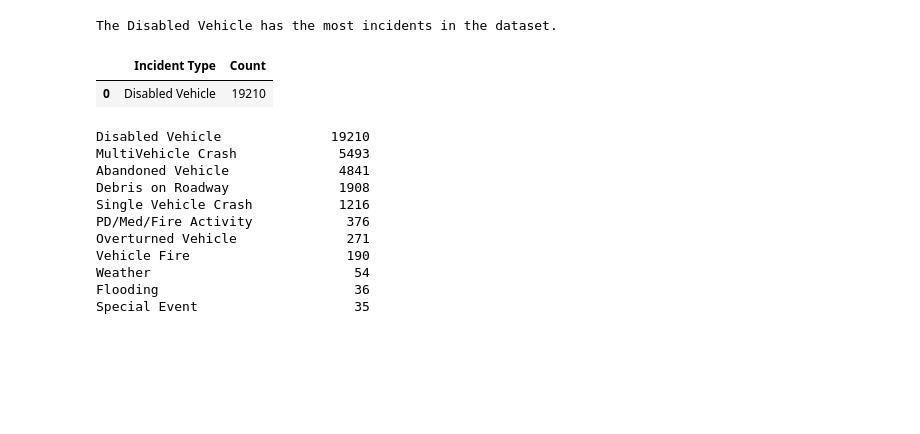
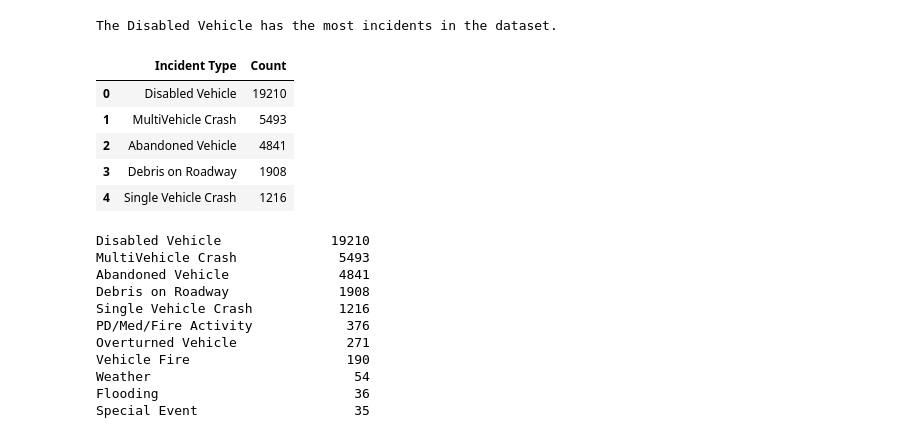
Before and after one commit to ssaggio/Capstone, a Jupyter notebook: notebook/Capstone_Suzanne.ipynb, the cells around one changed output. Cells and saved outputs as stored; diff of their text form; code cells hidden in the pictures; blank space fills up the shorter version.

```diff
--- a/notebook/Capstone_Suzanne.ipynb
+++ b/notebook/Capstone_Suzanne.ipynb
@@ -194,10 +203,14 @@ print('The ' + str(incidents_max) + ' has the most incidents in the dataset.')
 The Disabled Vehicle has the most incidents in the dataset.
 # %%
 #view the dataframe
-incidents.head(1)
+incidents.head()
 # %% [output]
 |  | Incident Type | Count |
 | 0 | Disabled Vehicle | 19210 |
+| 1 | MultiVehicle Crash | 5493 |
+| 2 | Abandoned Vehicle | 4841 |
+| 3 | Debris on Roadway | 1908 |
+| 4 | Single Vehicle Crash | 1216 |
 # %%
 #spot check
 traffic_df['Incident Type'].value_counts()
```
Also changed, not shown: parts of 79 cells of this notebook, 22 other files.
